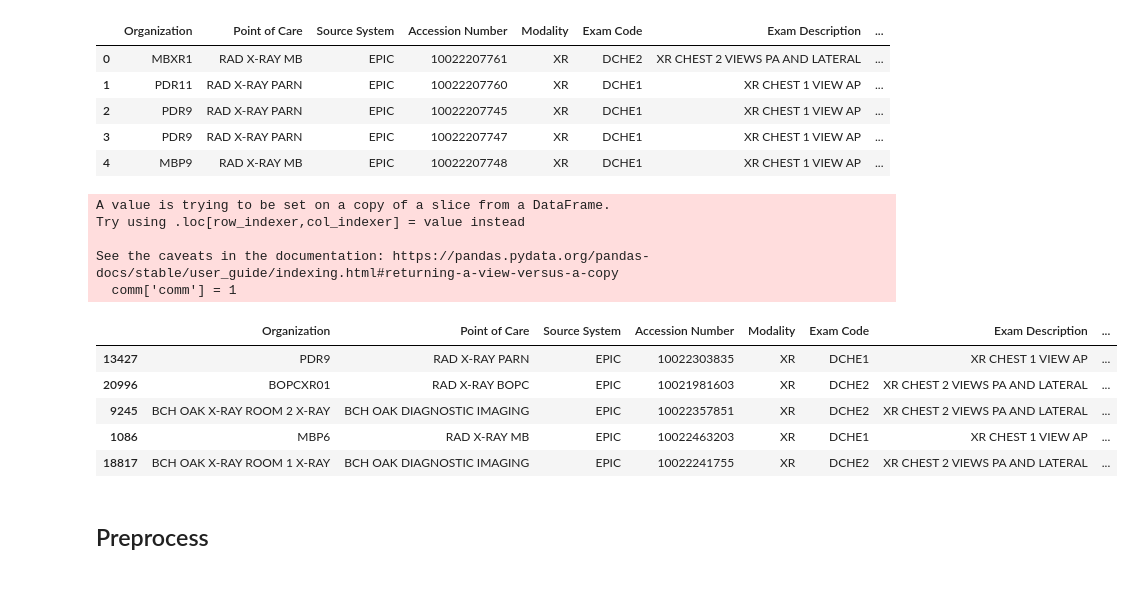
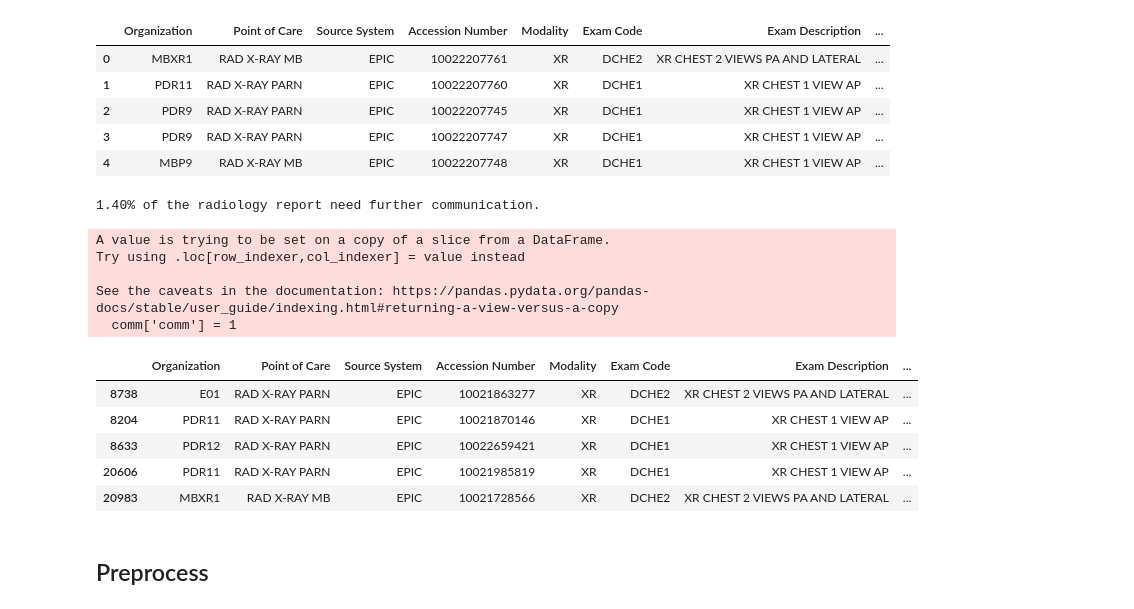
Before and after one commit to eddieguo-1128/honors_research, a Jupyter notebook: Preprocess.ipynb, the cells around one changed output. Saved outputs shown, nothing was run; the diff lists cells and outputs as text; code cells hidden in the pictures.

```diff
--- a/Preprocess.ipynb
+++ b/Preprocess.ipynb
@@ -26,28 +27,32 @@ data.head()
 | 2 | PDR9 | RAD X-RAY PARN | EPIC | 10022207745 | XR | DCHE1 | XR CHEST 1 VIEW AP | ... |
 | 3 | PDR9 | RAD X-RAY PARN | EPIC | 10022207747 | XR | DCHE1 | XR CHEST 1 VIEW AP | ... |
 | 4 | MBP9 | RAD X-RAY MB | EPIC | 10022207748 | XR | DCHE1 | XR CHEST 1 VIEW AP | ... |
+# %%
+# Reports that need further communication
+comm = data[data['Report Text'].str.contains('communicated with|discussed with|communicated by|discussed by')]
+comm['comm'] = 1
+
+print("{:.2%}".format(comm.shape[0]/data.shape[0]), 'of the radiology report need further communication.')
+# %% [output]
+1.40% of the radiology report need further communication.
+A value is trying to be set on a copy of a slice from a DataFrame.
+Try using .loc[row_indexer,col_indexer] = value instead
+
+See the caveats in the documentation: https://pandas.pydata.org/pandas-docs/stable/user_guide/indexing.html#returning-a-view-versus-a-copy
+  comm['comm'] = 1
 # %%
-# Reports that need further communication
-comm = data[data['Report Text'].str.contains('communicate|discuss')]
-comm['comm'] = 1
-
 # combined
 sample = data.drop(list(comm.index)).sample(2000)
 sample['comm'] = 0
 data = pd.concat([sample,comm])
 data.head()
 # %% [output]
-A value is trying to be set on a copy of a slice from a DataFrame.
-Try using .loc[row_indexer,col_indexer] = value instead
-
-See the caveats in the documentation: https://pandas.pydata.org/pandas-docs/stable/user_guide/indexing.html#returning-a-view-versus-a-copy
-  comm['comm'] = 1
 |  | Organization | Point of Care | Source System | Accession Number | Modality | Exam Code | Exam Description | ... |
-| 13427 | PDR9 | RAD X-RAY PARN | EPIC | 10022303835 | XR | DCHE1 | XR CHEST 1 VIEW AP | ... |
-| 20996 | BOPCXR01 | RAD X-RAY BOPC | EPIC | 10021981603 | XR | DCHE2 | XR CHEST 2 VIEWS PA AND LATERAL | ... |
-| 9245 | BCH OAK X-RAY ROOM 2 X-RAY | BCH OAK DIAGNOSTIC IMAGING | EPIC | 10022357851 | XR | DCHE2 | XR CHEST 2 VIEWS PA AND LATERAL | ... |
-| 1086 | MBP6 | RAD X-RAY MB | EPIC | 10022463203 | XR | DCHE1 | XR CHEST 1 VIEW AP | ... |
-| 18817 | BCH OAK X-RAY ROOM 1 X-RAY | BCH OAK DIAGNOSTIC IMAGING | EPIC | 10022241755 | XR | DCHE2 | XR CHEST 2 VIEWS PA AND LATERAL | ... |
+| 8738 | E01 | RAD X-RAY PARN | EPIC | 10021863277 | XR | DCHE2 | XR CHEST 2 VIEWS PA AND LATERAL | ... |
+| 8204 | PDR11 | RAD X-RAY PARN | EPIC | 10021870146 | XR | DCHE1 | XR CHEST 1 VIEW AP | ... |
+| 8633 | PDR12 | RAD X-RAY PARN | EPIC | 10022659421 | XR | DCHE1 | XR CHEST 1 VIEW AP | ... |
+| 20606 | PDR11 | RAD X-RAY PARN | EPIC | 10021985819 | XR | DCHE1 | XR CHEST 1 VIEW AP | ... |
+| 20983 | MBXR1 | RAD X-RAY MB | EPIC | 10021728566 | XR | DCHE2 | XR CHEST 2 VIEWS PA AND LATERAL | ... |
 # %% [markdown]
 ## Preprocess
 # %%
```
Also changed, not shown: parts of 3 cells of this notebook, 6 other files.
